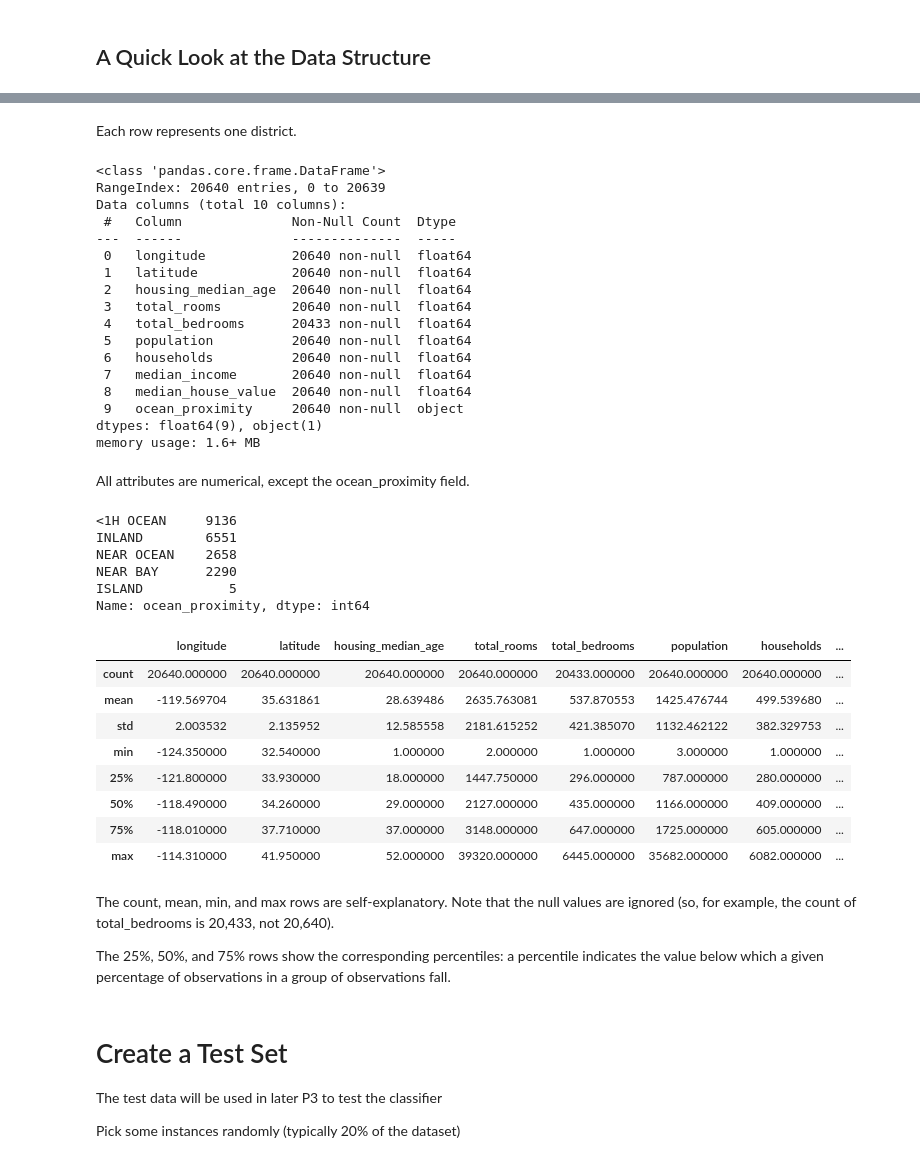
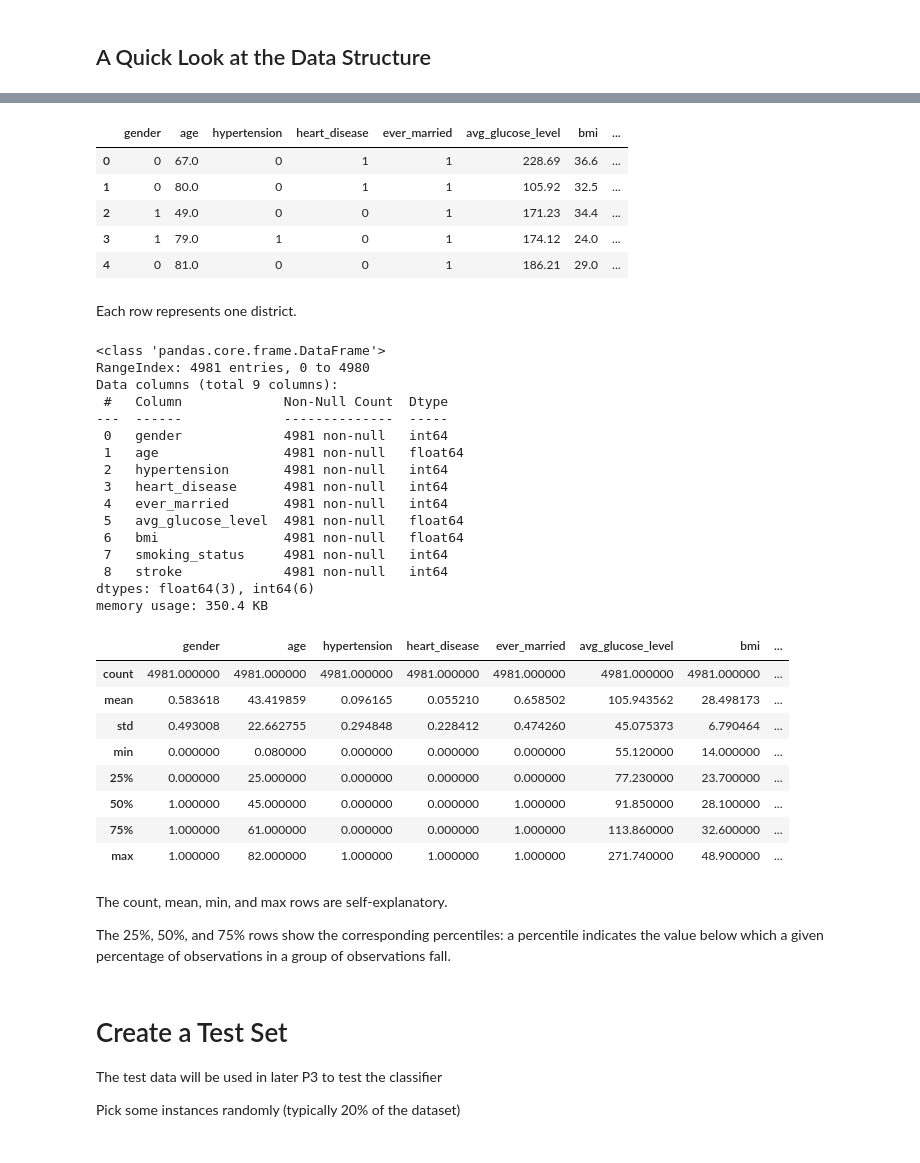
Before and after one commit to Lisnivia/F21DL, a Jupyter notebook: Lab 4 p3.ipynb, the cells around one changed output, grey strips where cells are left out. Cells and saved outputs as stored; diff of their text form; code cells hidden in the pictures.

```diff
--- a/Lab 4 p3.ipynb
+++ b/Lab 4 p3.ipynb
@@ -51,2 +31,6 @@ def load_housing_data(housing_path=HOUSING_PATH):
+# %%
+url= "brain_stroke_in_numeric_without_useless_data.csv"
+brain = pd.read_csv(url)
+brain = brain.drop(brain.columns[0], axis=1)
 # %% [markdown]
 ## A Quick Look at the Data Structure
@@ -63,52 +37,49 @@ housing.head() # Display the top five rows of the dataframe
+# %%
+brain.head()
+# %% [output]
+|  | gender | age | hypertension | heart_disease | ever_married | avg_glucose_level | bmi | ... |
+| 0 | 0 | 67.0 | 0 | 1 | 1 | 228.69 | 36.6 | ... |
+| 1 | 0 | 80.0 | 0 | 1 | 1 | 105.92 | 32.5 | ... |
+| 2 | 1 | 49.0 | 0 | 0 | 1 | 171.23 | 34.4 | ... |
+| 3 | 1 | 79.0 | 1 | 0 | 1 | 174.12 | 24.0 | ... |
+| 4 | 0 | 81.0 | 0 | 0 | 1 | 186.21 | 29.0 | ... |
 # %% [markdown]
 Each row represents one district.
 # %%
 #This method prints information about a DataFrame including the dtype and columns, non-null values and memory usage.
-housing.info()
+brain.info()
 # %% [output]
 <class 'pandas.core.frame.DataFrame'>
-RangeIndex: 20640 entries, 0 to 20639
-Data columns (total 10 columns):
- #   Column              Non-Null Count  Dtype
----  ------              --------------  -----
- 0   longitude           20640 non-null  float64
- 1   latitude            20640 non-null  float64
- 2   housing_median_age  20640 non-null  float64
- 3   total_rooms         20640 non-null  float64
- 4   total_bedrooms      20433 non-null  float64
- 5   population          20640 non-null  float64
- 6   households          20640 non-null  float64
- 7   median_income       20640 non-null  float64
- 8   median_house_value  20640 non-null  float64
- 9   ocean_proximity     20640 non-null  object
-dtypes: float64(9), object(1)
-memory usage: 1.6+ MB
+RangeIndex: 4981 entries, 0 to 4980
+Data columns (total 9 columns):
+ #   Column             Non-Null Count  Dtype
+---  ------             --------------  -----
+ 0   gender             4981 non-null   int64
+ 1   age                4981 non-null   float64
+ 2   hypertension       4981 non-null   int64
+ 3   heart_disease      4981 non-null   int64
+ 4   ever_married       4981 non-null   int64
+ 5   avg_glucose_level  4981 non-null   float64
+ 6   bmi                4981 non-null   float64
+ 7   smoking_status     4981 non-null   int64
+ 8   stroke             4981 non-null   int64
+dtypes: float64(3), int64(6)
+memory usage: 350.4 KB
-# %% [markdown]
-All attributes are numerical, except the ocean_proximity field.
-# %%
-housing["ocean_proximity"].value_counts()
-# %% [output]
-<1H OCEAN     9136
-INLAND        6551
-NEAR OCEAN    2658
-NEAR BAY      2290
-ISLAND           5
-Name: ocean_proximity, dtype: int64
 # %%
 #This method shows a statistical summary of the numerical attributes
-housing.describe()
+brain.describe()
 # %% [output]
-|  | longitude | latitude | housing_median_age | total_rooms | total_bedrooms | population | households | ... |
-| count | 20640.000000 | 20640.000000 | 20640.000000 | 20640.000000 | 20433.000000 | 20640.000000 | 20640.000000 | ... |
-| mean | -119.569704 | 35.631861 | 28.639486 | 2635.763081 | 537.870553 | 1425.476744 | 499.539680 | ... |
-| std | 2.003532 | 2.135952 | 12.585558 | 2181.615252 | 421.385070 | 1132.462122 | 382.329753 | ... |
-| min | -124.350000 | 32.540000 | 1.000000 | 2.000000 | 1.000000 | 3.000000 | 1.000000 | ... |
-| 25% | -121.800000 | 33.930000 | 18.000000 | 1447.750000 | 296.000000 | 787.000000 | 280.000000 | ... |
-| 50% | -118.490000 | 34.260000 | 29.000000 | 2127.000000 | 435.000000 | 1166.000000 | 409.000000 | ... |
-| 75% | -118.010000 | 37.710000 | 37.000000 | 3148.000000 | 647.000000 | 1725.000000 | 605.000000 | ... |
-| max | -114.310000 | 41.950000 | 52.000000 | 39320.000000 | 6445.000000 | 35682.000000 | 6082.000000 | ... |
+|  | gender | age | hypertension | heart_disease | ever_married | avg_glucose_level | bmi | ... |
+| count | 4981.000000 | 4981.000000 | 4981.000000 | 4981.000000 | 4981.000000 | 4981.000000 | 4981.000000 | ... |
+| mean | 0.583618 | 43.419859 | 0.096165 | 0.055210 | 0.658502 | 105.943562 | 28.498173 | ... |
+| std | 0.493008 | 22.662755 | 0.294848 | 0.228412 | 0.474260 | 45.075373 | 6.790464 | ... |
+| min | 0.000000 | 0.080000 | 0.000000 | 0.000000 | 0.000000 | 55.120000 | 14.000000 | ... |
+| 25% | 0.000000 | 25.000000 | 0.000000 | 0.000000 | 0.000000 | 77.230000 | 23.700000 | ... |
+| 50% | 1.000000 | 45.000000 | 0.000000 | 0.000000 | 1.000000 | 91.850000 | 28.100000 | ... |
+| 75% | 1.000000 | 61.000000 | 0.000000 | 0.000000 | 1.000000 | 113.860000 | 32.600000 | ... |
+| max | 1.000000 | 82.000000 | 1.000000 | 1.000000 | 1.000000 | 271.740000 | 48.900000 | ... |
 # %% [markdown]
-The count, mean, min, and max rows are self-explanatory. Note that the null values are ignored (so, for example, the count of total_bedrooms is 20,433, not 20,640).
+The count, mean, min, and max rows are self-explanatory.
 
 The 25%, 50%, and 75% rows show the corresponding percentiles: a percentile indicates the value below which a given percentage of observations in a group of observations fall.
 # %% [markdown]
```
Also changed, not shown: parts of 25 cells of this notebook, 1 other file.
